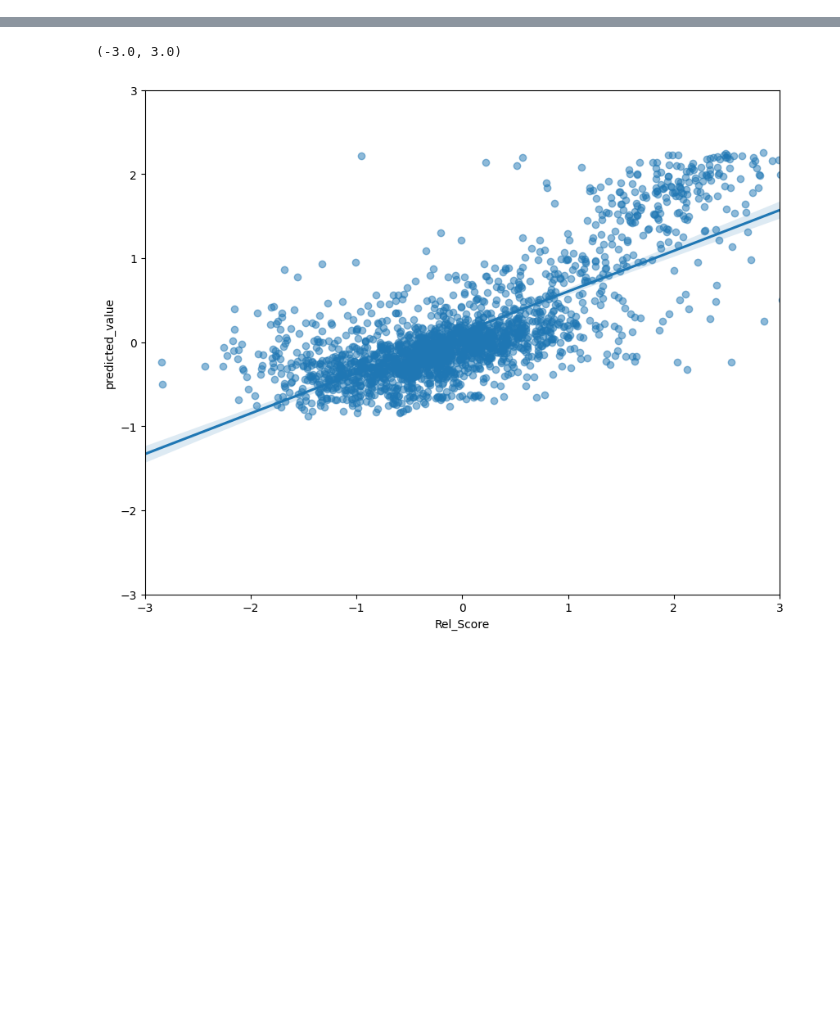
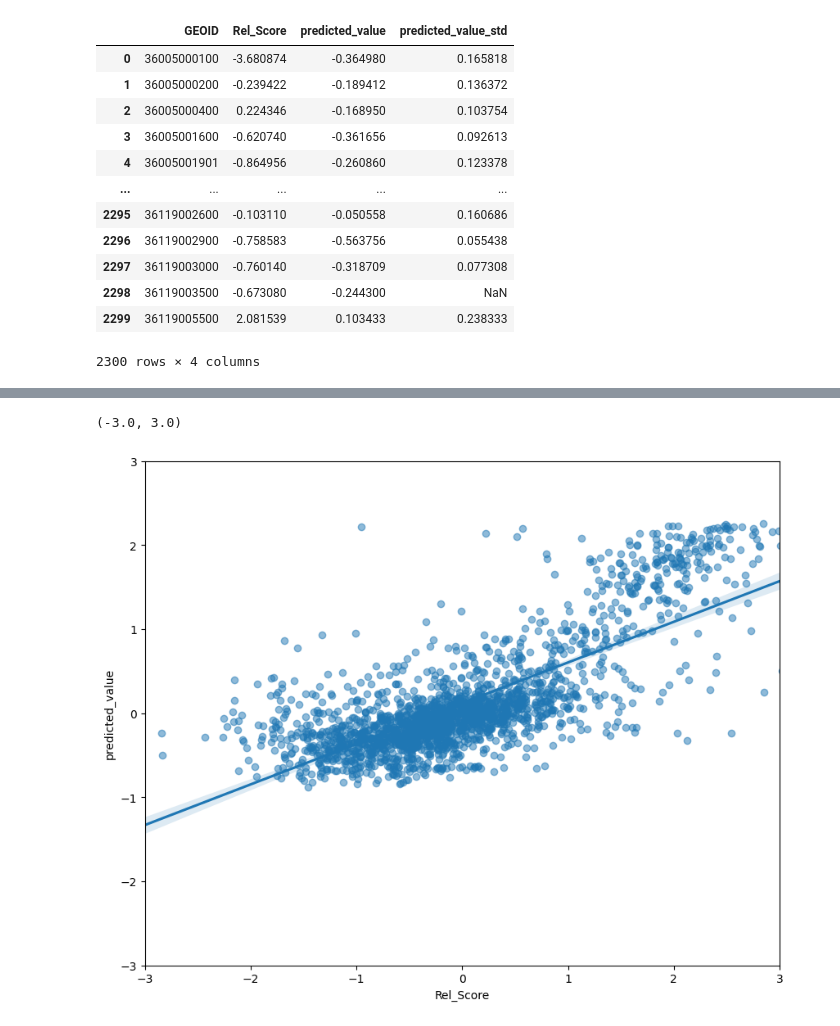
Before and after one commit to Queeno11/ny_state_aerial_imagery_prototype, a Jupyter notebook: notebooks/Evaluate Model performance.ipynb, the cells around one changed output, grey strips where cells are left out. Drawn from its saved outputs; the diff is of its cells as text; code cells hidden in the pictures; blank space fills up the shorter version.

```diff
--- a/notebooks/Evaluate Model performance.ipynb
+++ b/notebooks/Evaluate Model performance.ipynb
@@ -39 +71,17 @@ FileNotFoundError: [Errno 2] No such file or directory: 'C:\\Working Papers\\NY
+# %%
+df_tract_siam_2016
+# %% [output]
+|  | GEOID | Rel_Score | predicted_value | predicted_value_std |
+| 0 | 36005000100 | -3.680874 | -0.364980 | 0.165818 |
+| 1 | 36005000200 | -0.239422 | -0.189412 | 0.136372 |
+| 2 | 36005000400 | 0.224346 | -0.168950 | 0.103754 |
+| 3 | 36005001600 | -0.620740 | -0.361656 | 0.092613 |
+| 4 | 36005001901 | -0.864956 | -0.260860 | 0.123378 |
+| ... | ... | ... | ... | ... |
+| 2295 | 36119002600 | -0.103110 | -0.050558 | 0.160686 |
+| 2296 | 36119002900 | -0.758583 | -0.563756 | 0.055438 |
+| 2297 | 36119003000 | -0.760140 | -0.318709 | 0.077308 |
+| 2298 | 36119003500 | -0.673080 | -0.244300 | NaN |
+| 2299 | 36119005500 | 2.081539 | 0.103433 | 0.238333 |
+2300 rows × 4 columns
 # %%
```
Also changed, not shown: parts of 6 cells of this notebook.
